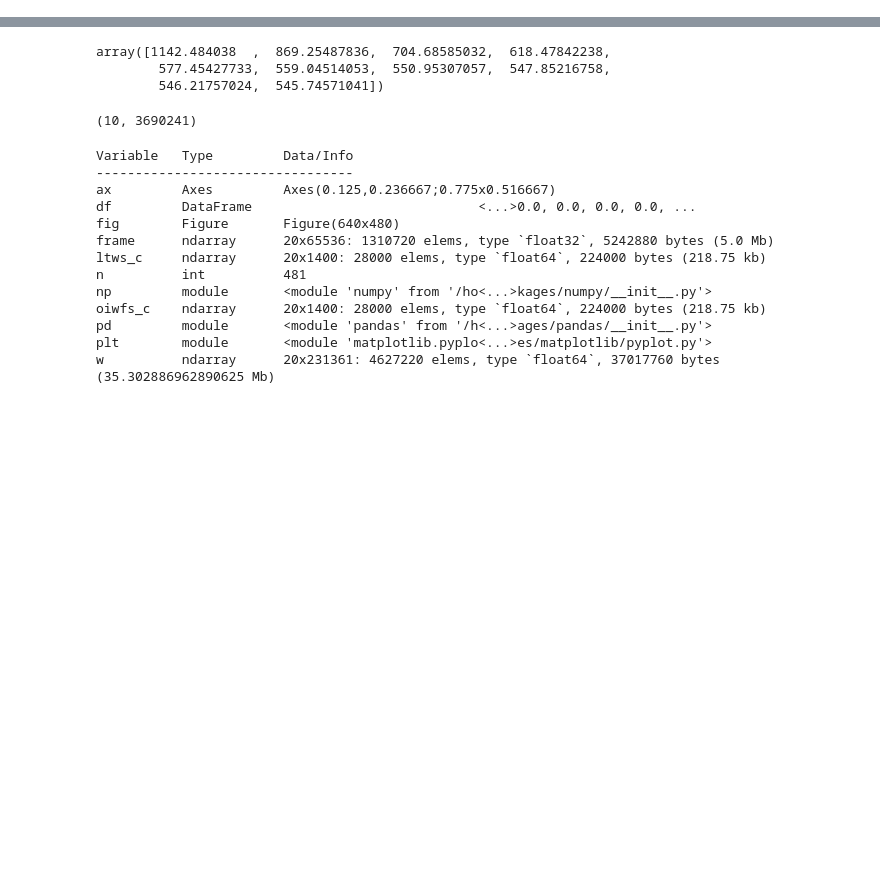
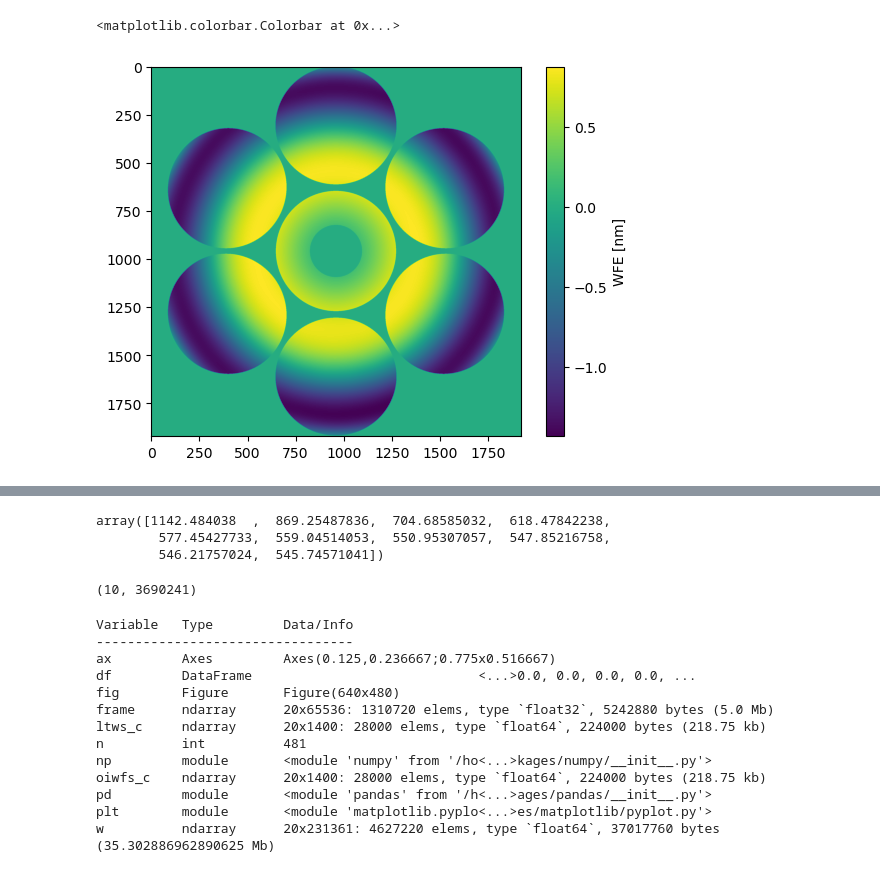
Before and after one commit to GMTO-Integrated-Modeling/grsim, a Jupyter notebook: ltao/src/bin/agws_oiwfs/data.ipynb, the cells around one changed output, grey strips where cells are left out. Drawn from its saved outputs; the diff is of its cells as text; code cells hidden in the pictures; blank space fills up the shorter version.

```diff
--- a/ltao/src/bin/agws_oiwfs/data.ipynb
+++ b/ltao/src/bin/agws_oiwfs/data.ipynb
@@ -21,5 +23,11 @@ df
 # %%
 w = np.vstack(df["Wavefront"])
 w.shape
 n = int(np.sqrt(w.shape[1]))
+plt.imshow(1e9*w[-1].reshape(-1,n))
+#plt.imshow(1e9*np.hstack([w[0].reshape(-1,n),w[-1].reshape(-1,n)]))
+plt.colorbar(label="WFE [nm]")
+# %% [output]
+<matplotlib.colorbar.Colorbar at 0x...>
+[figure, added]
 # %%
```
Also changed, not shown: parts of 10 cells of this notebook, 6 other files.
